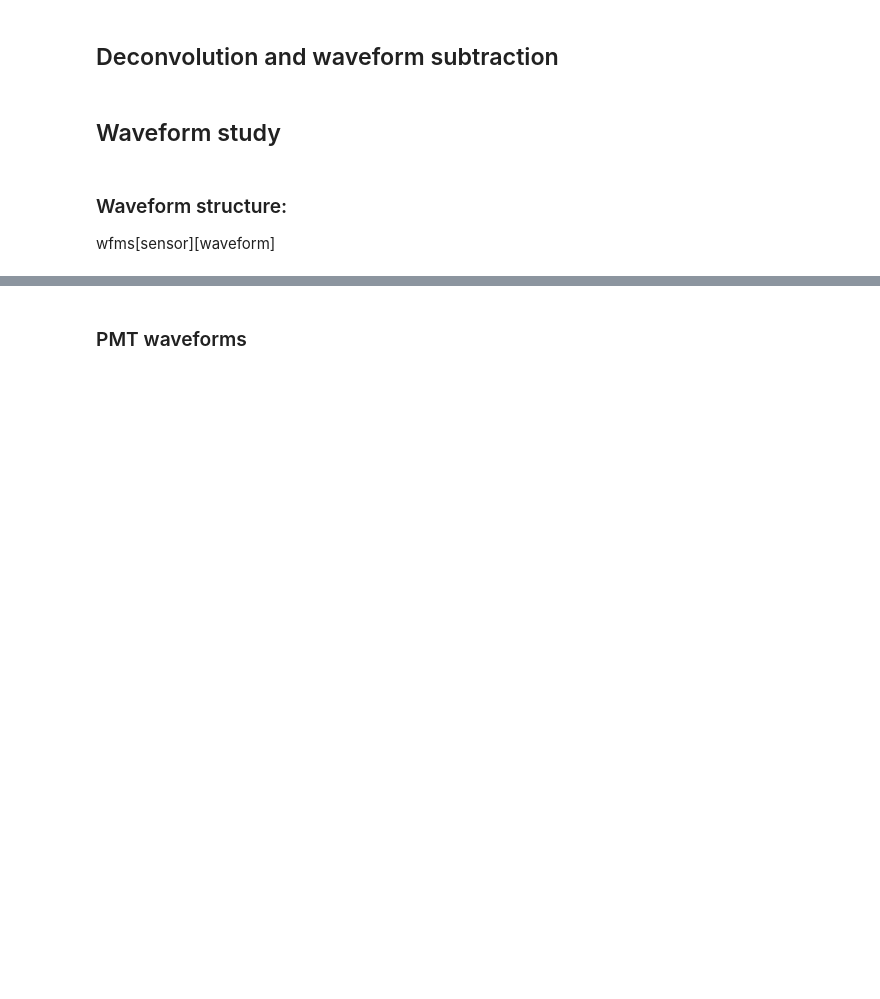
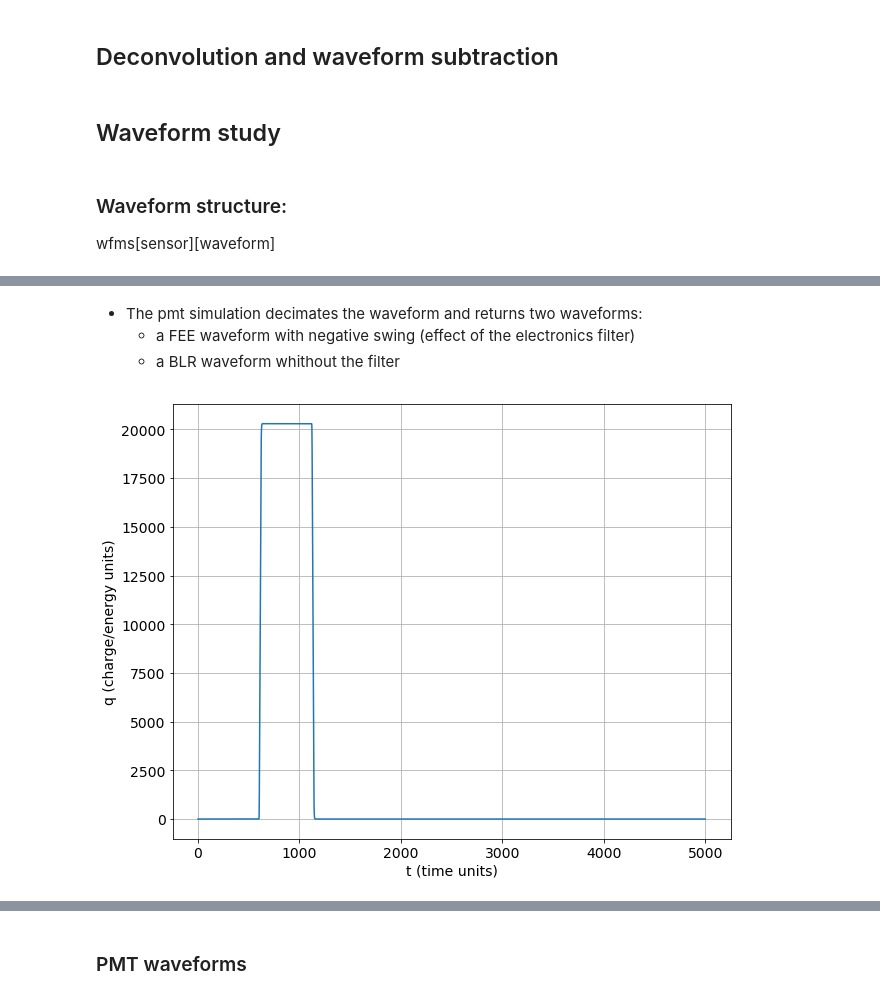
Before and after one commit to jjgomezcadenas/ICDEV, a Jupyter notebook: reco/calib_sensors_functions.ipynb, the cells around one changed output, grey strips where cells are left out. Saved outputs shown, nothing was run; the diff lists cells and outputs as text; code cells hidden in the pictures; blank space fills up the shorter version.

```diff
--- a/reco/calib_sensors_functions.ipynb
+++ b/reco/calib_sensors_functions.ipynb
@@ -333,0 +149,3 @@ plot_waveforms(sipm_wfms)
+# %%
+fee = FE.FEE(noise_FEEPMB_rms=0*FE.NOISE_I,noise_DAQ_rms=0*FE.NOISE_DAQ)
+coef = fee.freq_LHPFd*np.pi
@@ -333,0 +166,10 @@ plot_waveforms(sipm_wfms)
+# %% [markdown]
+- The pmt simulation decimates the waveform and returns two waveforms:
+    - a FEE waveform with negative swing (effect of the electronics filter)
+    - a BLR waveform whithout the filter
+# %%
+pmtwf = wfg.simulate_pmt_response(fee, square_wfm)
+# %%
+plot_wfm(pmtwf.blr)
+# %% [output]
+[figure, added]
```
Also changed, not shown: parts of 185 cells of this notebook, 1 other file.
